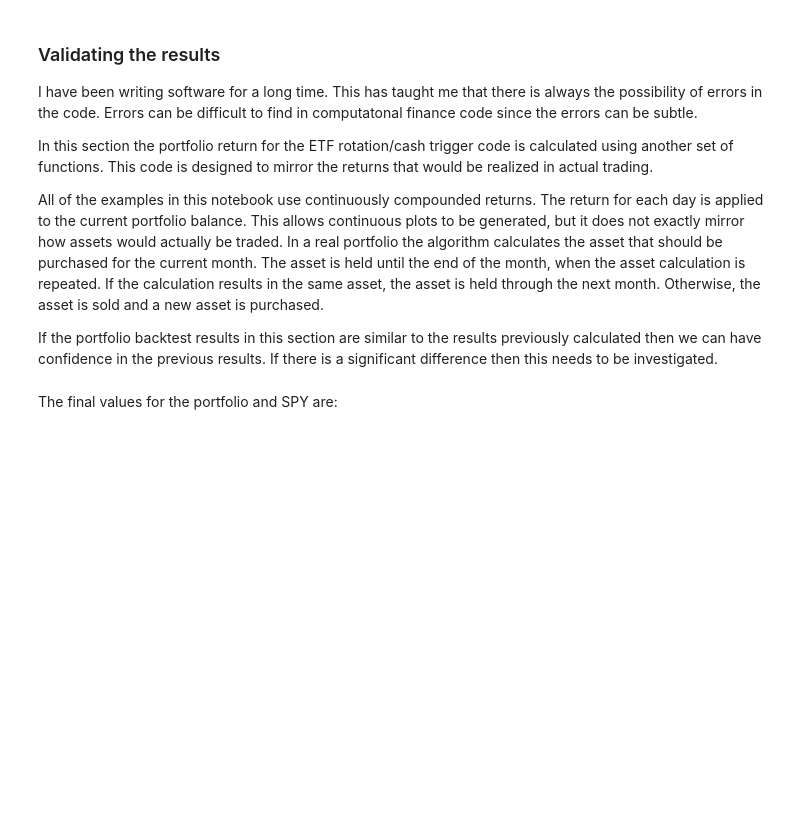
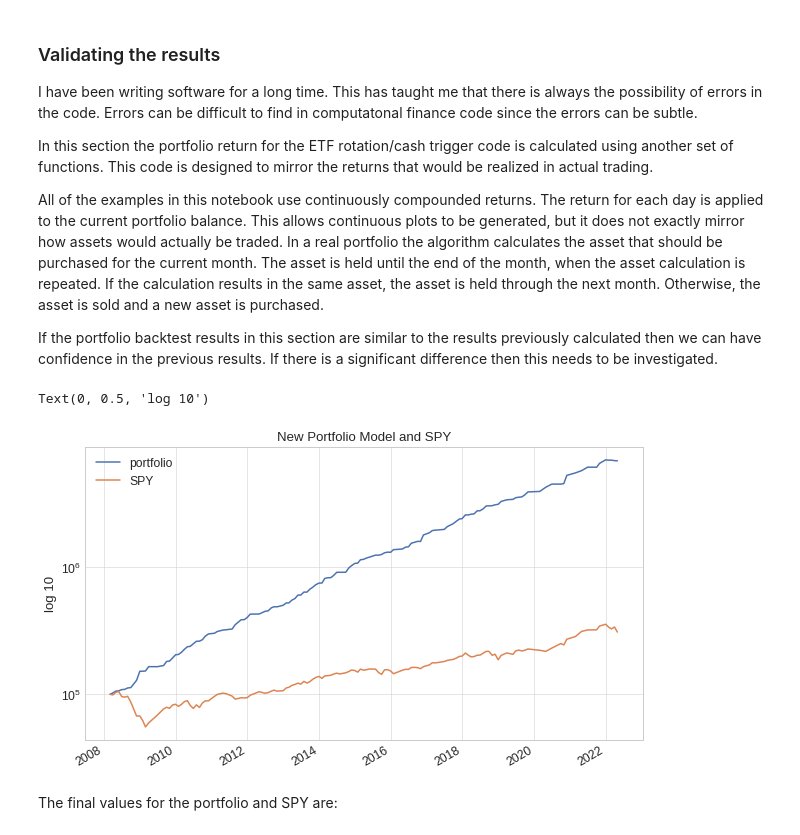
Before and after one commit to IanLKaplan/cash_trigger, a Jupyter notebook: cash_trigger.ipynb, the cells around one changed output. Saved outputs shown, nothing was run; the diff lists cells and outputs as text; code cells hidden in the pictures; blank space fills up the shorter version.

Commit message:
Added new portfolio calculation code and fixed a bug.

```diff
--- a/cash_trigger.ipynb
+++ b/cash_trigger.ipynb
@@ -1700,34 +1941,38 @@ def investment_return(holdings: float, investment_df: pd.DataFrame, prices_df: p
         end_ix = findDateIndex(date_index, end_date)
         assert start_ix >= 0 and end_ix >= 0
         row_one = prices_df[asset][start_ix:start_ix+1]
         row_n = prices_df[asset][end_ix:end_ix+1]
         r = (row_n.values[0] / row_one.values[0]) -1
         balance = balance + balance * r
         prices_l.append(balance)
         date_l.append(end_date)
     portfolio_df = pd.DataFrame(prices_l)
     portfolio_df.index = date_l
     portfolio_df.columns = ['portfolio']
     return portfolio_df
 
 
 asset_df = get_asset_investments(risk_asset=rotation_etf_shy,
                                  bond_asset=cash_trigger_bond_adjclose,
                                  spy_data=spy_data,
                                  start_date=start_date,
                                  end_date=end_date
                                  )
 
 all_assets = pd.concat([rotation_etf_close, cash_trigger_bond_adjclose], axis=1)
 
 new_portfolio_df = investment_return(holdings=holdings,
                                      investment_df=asset_df,
                                      prices_df=all_assets)
 
 new_portfolio_adj_df, spy_period_adj = adjust_time_series(new_portfolio_df, spy_close)
 
 plot_df = build_plot_data(holdings=holdings, portfolio_df=new_portfolio_adj_df, spy_df=spy_period_adj)
-plot_df.plot(grid=True, title='New Portfolio Model and SPY', figsize=(10,6), logy=True)
+ax = plot_df.plot(grid=True, title='New Portfolio Model and SPY', figsize=(10,6), logy=True)
+ax.set_ylabel('log 10')
+# %% [output]
+Text(0, 0.5, 'log 10')
+[figure, added]
 # %% [markdown]
 <p>
 The final values for the portfolio and SPY are:
```
Also changed, not shown: parts of 33 cells of this notebook, 1 other file.
